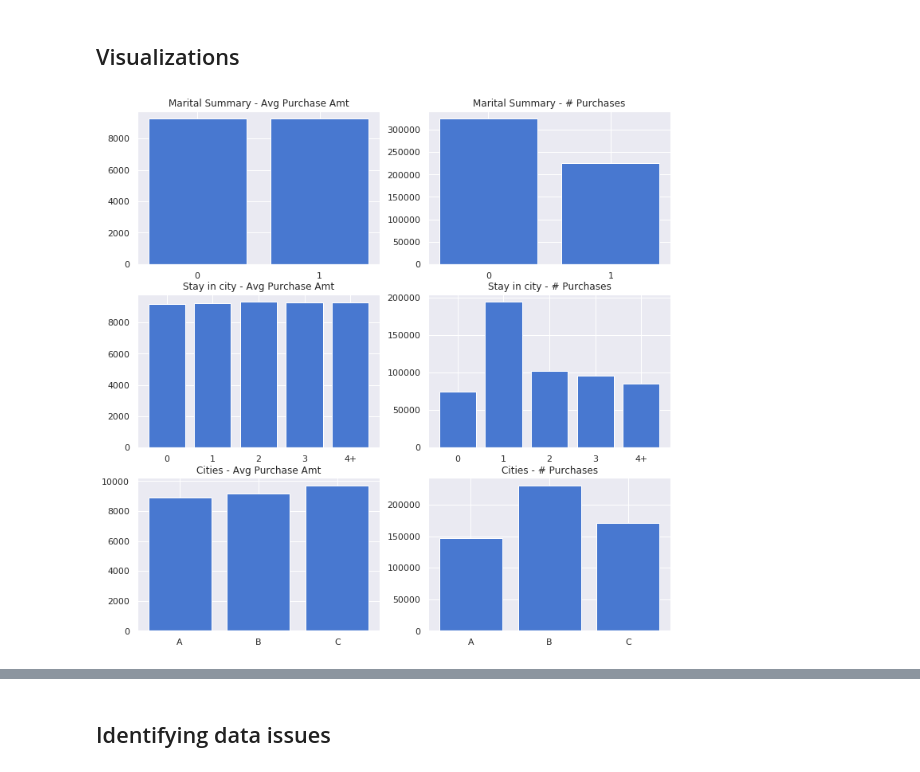
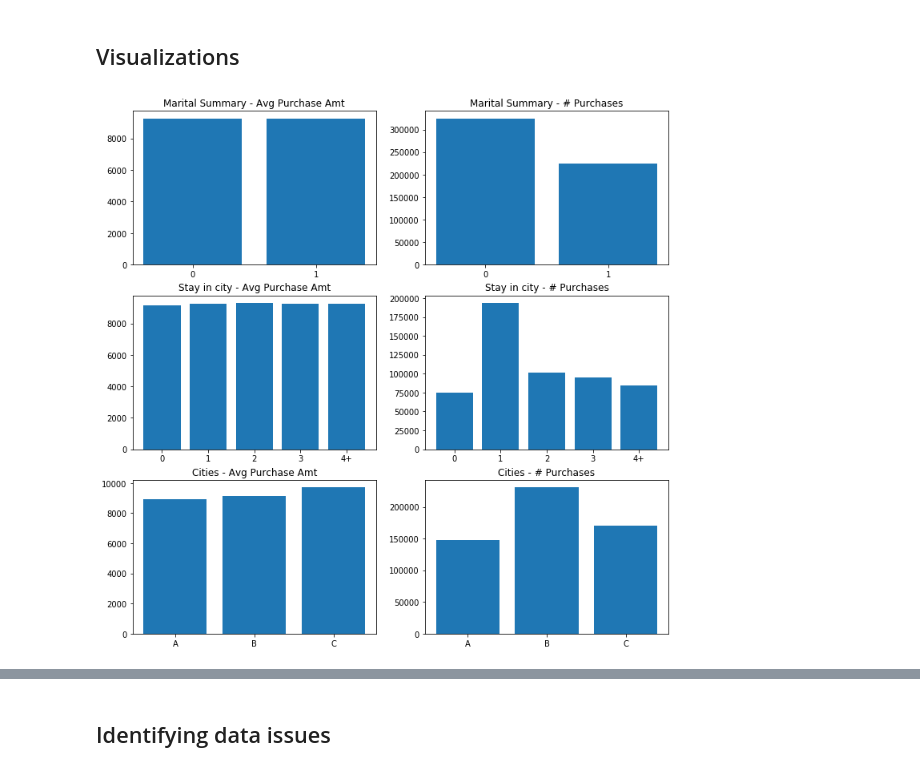
Before and after one commit to vmalkoti/Advanced-Data-Science-with-IBM, a Jupyter notebook: Capstone/Black_Friday_Sale.ipynb, the cells around one changed output, grey strips where cells are left out. Saved outputs shown, nothing was run; the diff lists cells and outputs as text; code cells hidden in the pictures.

```diff
--- a/Capstone/Black_Friday_Sale.ipynb
+++ b/Capstone/Black_Friday_Sale.ipynb
@@ -253,37 +253,38 @@ marital_summary
 # %% [markdown]
 ## Visualizations
 # %%
+# create plots using matplotlib
+
 import matplotlib.pyplot as plt
-import seaborn as sns
 
-sns.set(palette='muted')   # deep, muted, bright, pastel, dark, colorblind
+#sns.set(palette='muted')   # deep, muted, bright, pastel, dark, colorblind
 
 fig1 = plt.figure(figsize=(12,12))
 
 ax5 = fig1.add_subplot(3,2,5)
 ax6 = fig1.add_subplot(3,2,6)
 ax5.bar(cities_summary.index.to_list(), cities_summary['mean'])
 ax5.set_title('Cities - Avg Purchase Amt')
 ax6.bar(cities_summary.index.to_list(), cities_summary['count'])
 ax6.set_title('Cities - # Purchases')
 
 ax3 = fig1.add_subplot(3,2,3)
 ax4 = fig1.add_subplot(3,2,4)
 ax3.bar(term_summary.index.to_list(), term_summary['mean'])
 ax3.set_title('Stay in city - Avg Purchase Amt')
 ax4.bar(term_summary.index.to_list(), term_summary['count'])
 ax4.set_title('Stay in city - # Purchases')
 
 ax1 = fig1.add_subplot(3,2,1)
 ax2 = fig1.add_subplot(3,2,2)
 marital_status_discrete = marital_summary.index.to_list()
 ax1.bar(marital_status_discrete, marital_summary['mean'])
 ax1.set_title('Marital Summary - Avg Purchase Amt')
 ax1.set_xticks(marital_status_discrete)
 ax2.bar(marital_status_discrete, marital_summary['count'])
 ax2.set_title('Marital Summary - # Purchases')
 ax2.set_xticks(marital_status_discrete)
 
 plt.show()
 # %% [output]
-[figure, old version]
+[figure, new version]
```
Also changed, not shown: parts of 5 cells of this notebook.
